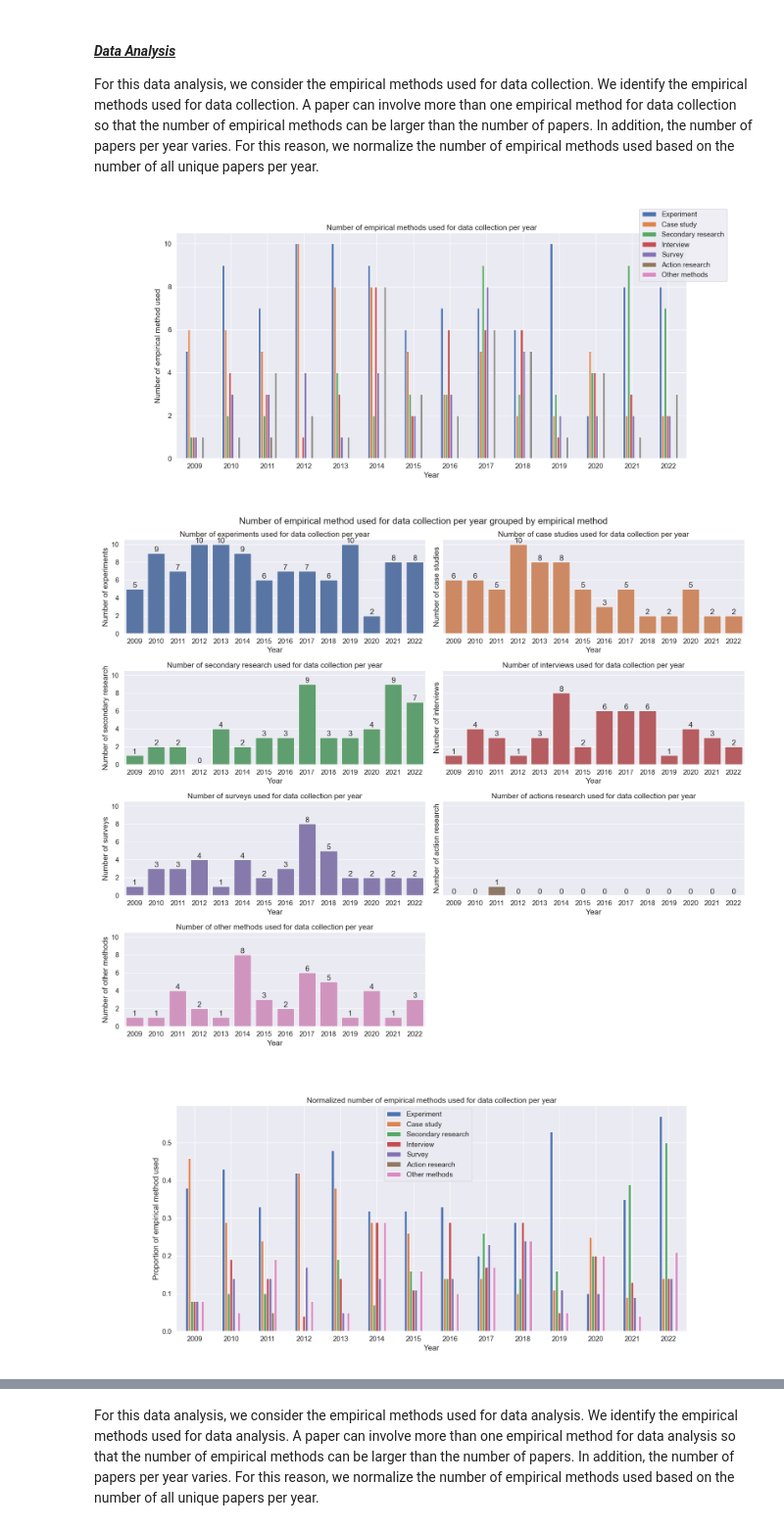
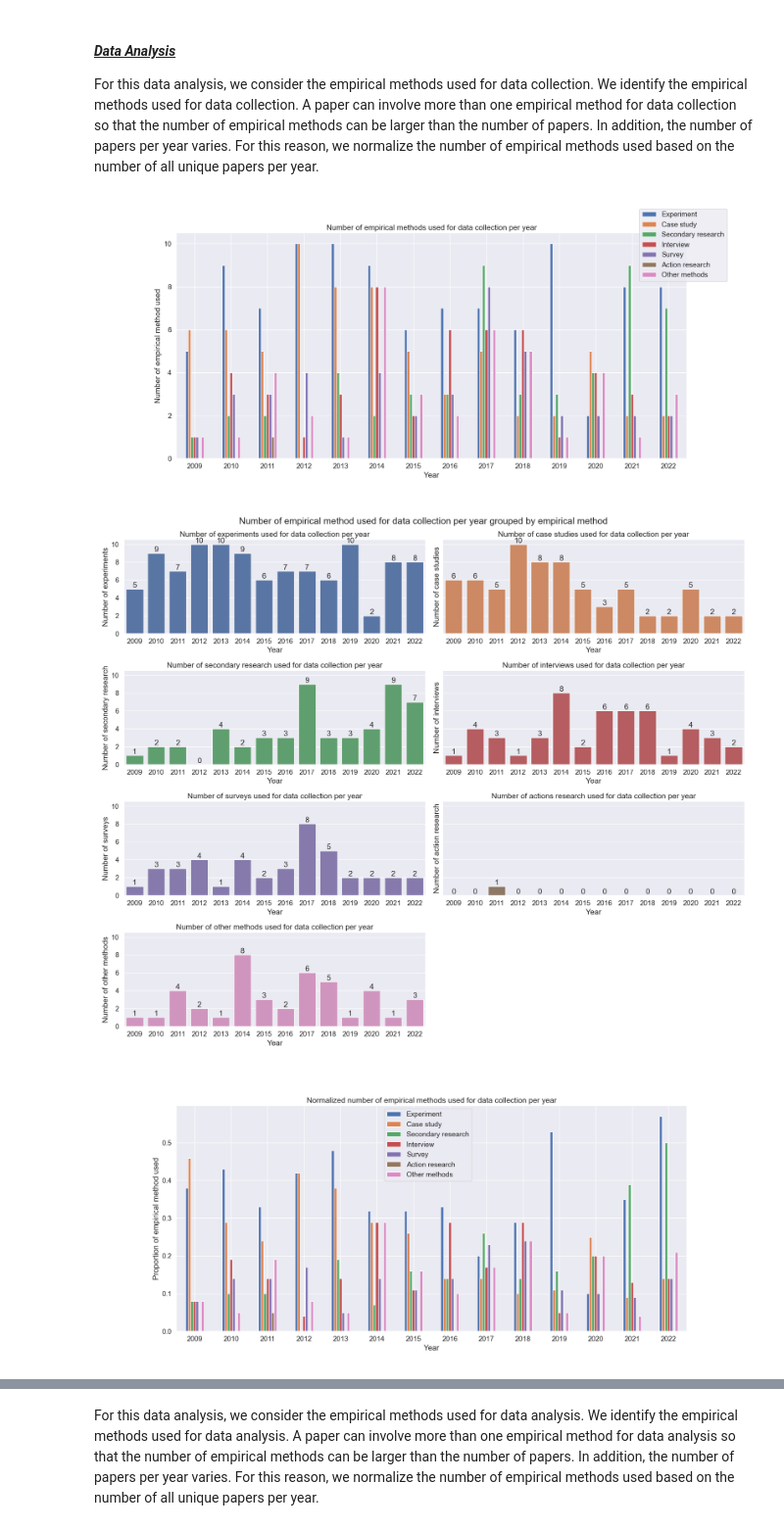
Before and after one commit to okarras/EmpiRE-Analysis, a Jupyter notebook: empire-analysis.ipynb, the cells around one changed output, grey strips where cells are left out. Shown at 98% size. Drawn from its saved outputs; the diff is of its cells as text; code cells hidden in the pictures.

Commit message:
CQ2 visualizations ready. Preparing CQ3.

```diff
--- a/empire-analysis.ipynb
+++ b/empire-analysis.ipynb
@@ -161,6 +161,8 @@ PREFIXES =  """
             PREFIX xsd: <http://www.w3.org/2001/XMLSchema#>
             PREFIX rdf: <http://www.w3.org/1999/02/22-rdf-syntax-ns#>
             """
+
+DATE = '2023-01-25'
 
 plt.rcParams['figure.figsize'] = (18, 8)
 sns.set_context('talk')
@@ -244,7 +246,6 @@ We must retrieve all papers with their publication year that use our ORKG templa
 Below, we retrieve the required data from the developed body of knowledge of empirical research in RE from the [ORKG](https://www.orkg.org/orkg/) using its [SPARQL endpoint](https://orkg.org/sparql/).
 # %%
 ID = '1'
-DATE = '2023-01-24'
 
 query_1 = """
         SELECT ?paper, ?year, ?dc_label, ?da_label
@@ -584,6 +584,7 @@ all_papers_per_year.columns = ['number_of_papers_with_dc']
 all_papers_per_year = all_papers_per_year.sort_index()
 
 result = pd.DataFrame(df_query_2_1.groupby('year')['dc_label'].value_counts().unstack())
+result = result.drop(columns='no collection')
 result = result[result.sum().sort_values(ascending=False).index]
 result = result.reindex(columns = [col for col in result.columns if col != 'study'] + ['study'])
 #display(result)
@@ -657,34 +658,34 @@ bar2 = sns.barplot(data = result, x = result.index, y='normalized case study', a
 bar2.bar_label(bar2.containers[0])
 bar3 = sns.barplot(data = result, x = result.index, y='normalized secondary research', ax=axis[1,0], color=sns.color_palette()[2])
 bar3.bar_label(bar3.containers[0])
 bar4 = sns.barplot(data = result, x = result.index, y='normalized interview', ax=axis[1,1], color=sns.color_palette()[3])
 bar4.bar_label(bar4.containers[0])
 bar5 = sns.barplot(data = result, x = result.index, y='normalized survey', ax=axis[2,0], color=sns.color_palette()[4])
 bar5.bar_label(bar5.containers[0])
 bar6 = sns.barplot(data = result, x = result.index, y='normalized action research', ax=axis[2,1], color=sns.color_palette()[5])
 bar6.bar_label(bar6.containers[0])
 bar7 = sns.barplot(data = result, x = result.index, y='normalized study', ax=axis[3,0], color=sns.color_palette()[6])
 bar7.bar_label(bar7.containers[0])
 
 # Remove unnecessary subplot
 figure.delaxes(axis[3,1])
 
 # Set titles
 plt.suptitle("Normalized number of empirical methods used for data collection per year grouped by empirical method")
 bar1.set(title = 'Normalized number of experiments used for data collection per year', ylabel='Proportion of experiments', xlabel='Year')
 bar2.set(title = 'Normalized number of case studies used for data collection per year', ylabel='Proportion of case studies', xlabel='Year')
 bar3.set(title = 'Normalized number of secondary research used for data collection per year', ylabel='Proportion of secondary research', xlabel='Year')
 bar4.set(title = 'Normalized number of interviews used for data collection per year', ylabel='Proportion of interviews', xlabel='Year')
 bar5.set(title = 'Normalized number of surveys used for data collection per year', ylabel='Proportion of surveys', xlabel='Year')
 bar6.set(title = 'Normalized number of actions research used for data collection per year', ylabel='Proportion of action research', xlabel='Year')
 bar7.set(title = 'Normalized number of other methods used for data collection per year', ylabel='Proportion of other methods', xlabel='Year')
 
 # Set spacing between subplots
 figure.tight_layout()
 plt.savefig('Figures/CQ2/dc_proportion_of_empirical_methods_used_grouped_by_method.png', dpi=300)
 plt.show()
 # %% [output]
-[figure, old version]
+[figure, new version]
 [figure]
 [figure]
 [figure]
```
Also changed, not shown: parts of 16 cells of this notebook, 13 other files.
